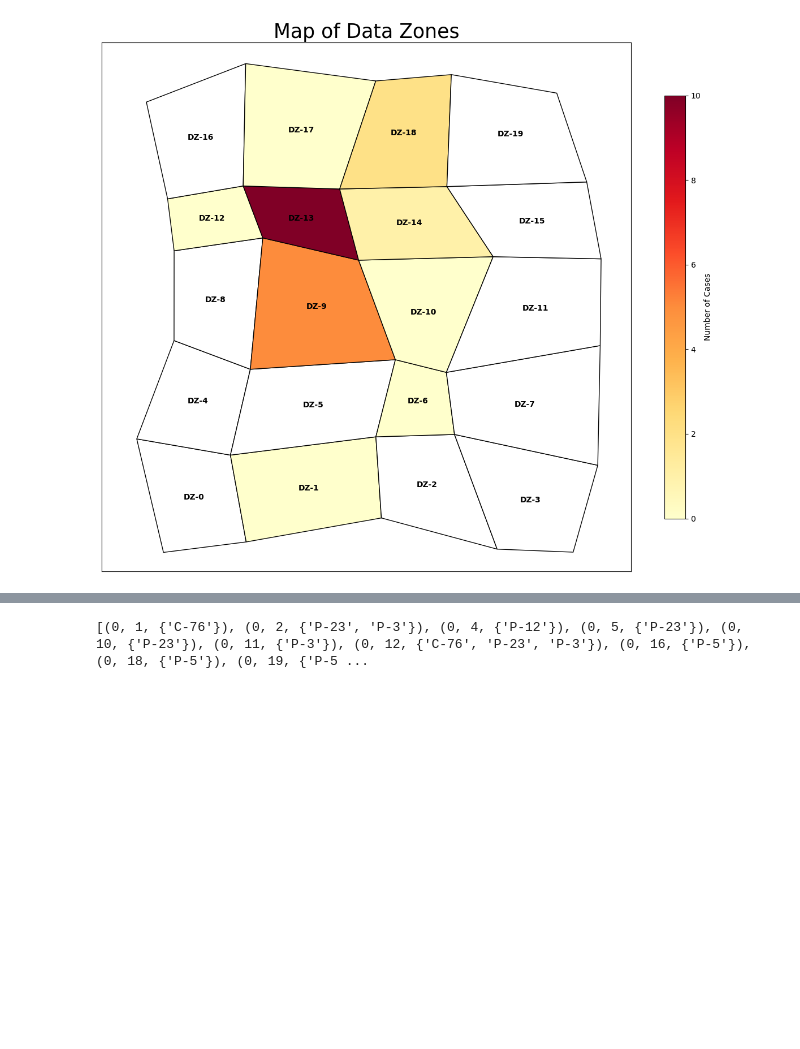
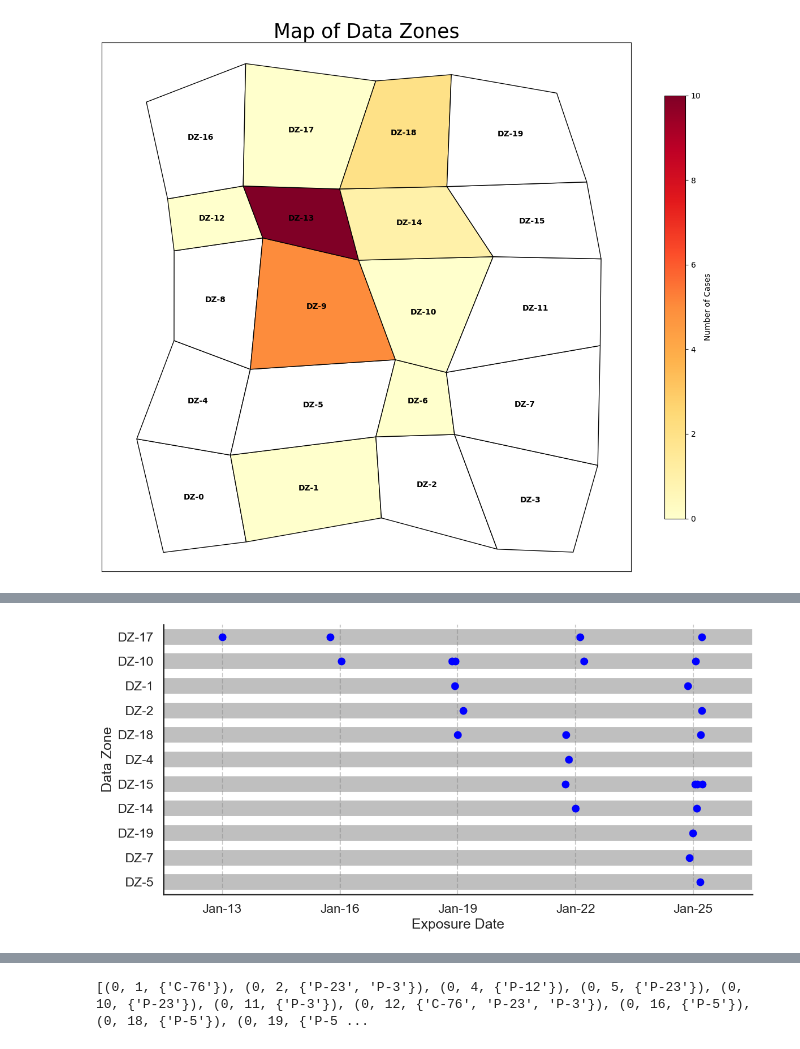
Before and after one commit to Dominic-Arthur/PESC-Activity, a Jupyter notebook: Data.ipynb, the cells around one changed output, grey strips where cells are left out. Saved outputs shown, nothing was run; the diff lists cells and outputs as text; code cells hidden in the pictures; blank space fills up the shorter version.

```diff
--- a/Data.ipynb
+++ b/Data.ipynb
@@ -595,0 +604,9 @@ plt.show()
+# %%
+sns.catplot(cases, x="Exposure Date", y="Data Zone", height=6, aspect=2, color="blue", size=10)
+plt.grid(True,axis='x', linestyle='--')
+plt.grid(True,axis='y', alpha=0.5, linewidth=20, color='grey')
+plt.title("", fontsize=25)
+plt.savefig("spatio_temporal_analysis_2.png", dpi=300, bbox_inches='tight')
+plt.show()
+# %% [output]
+[figure, added]
```
Also changed, not shown: parts of 22 cells of this notebook, 15 other files.
